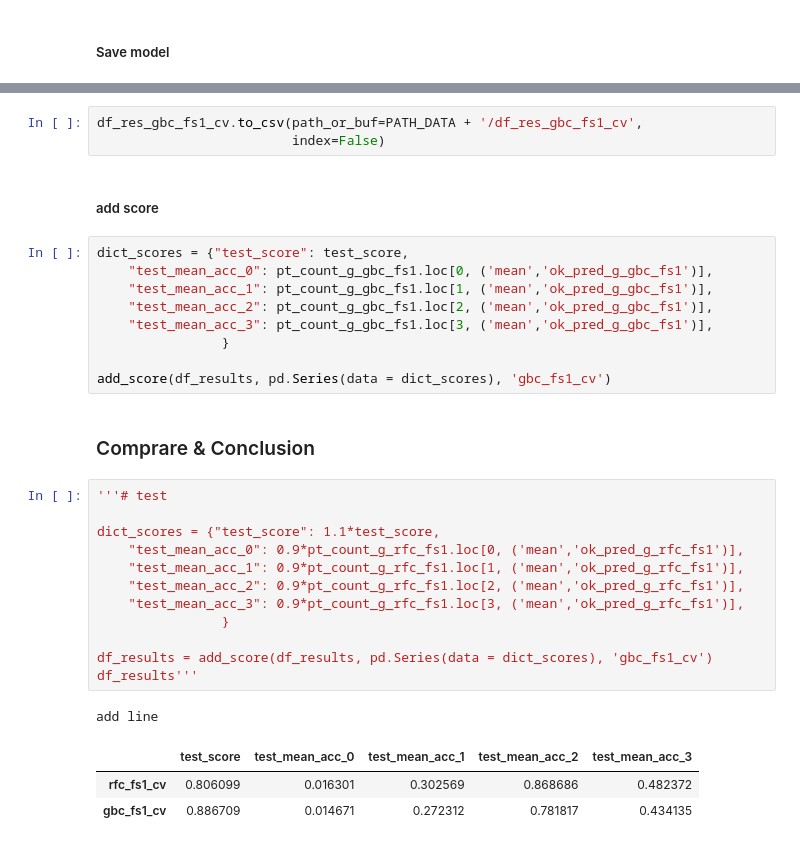
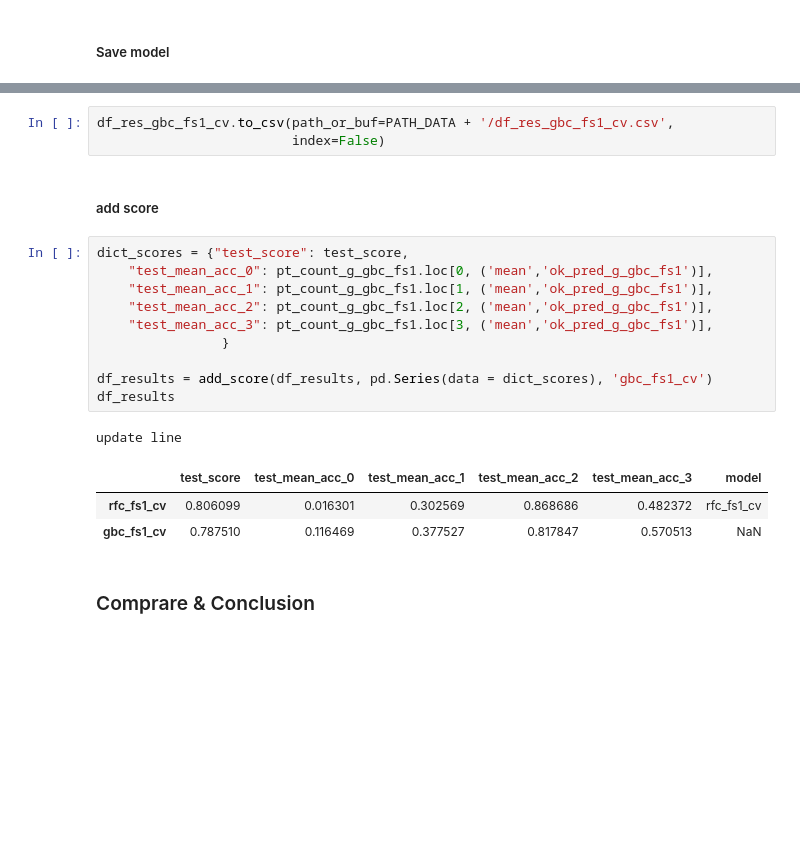
Before and after one commit to jeugregg/data-science-test, a Jupyter notebook: 02_Features_and_Model.ipynb, the cells around one changed output, grey strips where cells are left out. Drawn from its saved outputs; the diff is of its cells as text; blank space fills up the shorter version.

```diff
--- a/02_Features_and_Model.ipynb
+++ b/02_Features_and_Model.ipynb
@@ -1527,35 +1527,24 @@ dump(g_gbc_fs1_cv.best_estimator_,
 # %%
-df_res_gbc_fs1_cv.to_csv(path_or_buf=PATH_DATA + '/df_res_gbc_fs1_cv',
+df_res_gbc_fs1_cv.to_csv(path_or_buf=PATH_DATA + '/df_res_gbc_fs1_cv.csv',
                          index=False)
 # %% [markdown]
 ##### add score
 # %%
 dict_scores = {"test_score": test_score,
     "test_mean_acc_0": pt_count_g_gbc_fs1.loc[0, ('mean','ok_pred_g_gbc_fs1')],
     "test_mean_acc_1": pt_count_g_gbc_fs1.loc[1, ('mean','ok_pred_g_gbc_fs1')],
     "test_mean_acc_2": pt_count_g_gbc_fs1.loc[2, ('mean','ok_pred_g_gbc_fs1')],
     "test_mean_acc_3": pt_count_g_gbc_fs1.loc[3, ('mean','ok_pred_g_gbc_fs1')],
                 }
 
-add_score(df_results, pd.Series(data = dict_scores), 'gbc_fs1_cv')
+df_results = add_score(df_results, pd.Series(data = dict_scores), 'gbc_fs1_cv')
+df_results
+# %% [output]
+update line
+|  | test_score | test_mean_acc_0 | test_mean_acc_1 | test_mean_acc_2 | test_mean_acc_3 | model |
+| rfc_fs1_cv | 0.806099 | 0.016301 | 0.302569 | 0.868686 | 0.482372 | rfc_fs1_cv |
+| gbc_fs1_cv | 0.787510 | 0.116469 | 0.377527 | 0.817847 | 0.570513 | NaN |
 # %% [markdown]
 ### Comprare & Conclusion
-# %%
-'''# test
-
-dict_scores = {"test_score": 1.1*test_score,
-    "test_mean_acc_0": 0.9*pt_count_g_rfc_fs1.loc[0, ('mean','ok_pred_g_rfc_fs1')],
-    "test_mean_acc_1": 0.9*pt_count_g_rfc_fs1.loc[1, ('mean','ok_pred_g_rfc_fs1')],
-    "test_mean_acc_2": 0.9*pt_count_g_rfc_fs1.loc[2, ('mean','ok_pred_g_rfc_fs1')],
-    "test_mean_acc_3": 0.9*pt_count_g_rfc_fs1.loc[3, ('mean','ok_pred_g_rfc_fs1')],
-                }
-
-df_results = add_score(df_results, pd.Series(data = dict_scores), 'gbc_fs1_cv')
-df_results'''
-# %% [output]
-add line
-|  | test_score | test_mean_acc_0 | test_mean_acc_1 | test_mean_acc_2 | test_mean_acc_3 |
-| rfc_fs1_cv | 0.806099 | 0.016301 | 0.302569 | 0.868686 | 0.482372 |
-| gbc_fs1_cv | 0.886709 | 0.014671 | 0.272312 | 0.781817 | 0.434135 |
 # %%
 fig = plt.figure(figsize=(12, 4))
```
Also changed, not shown: parts of 29 cells of this notebook, 2 other files.
